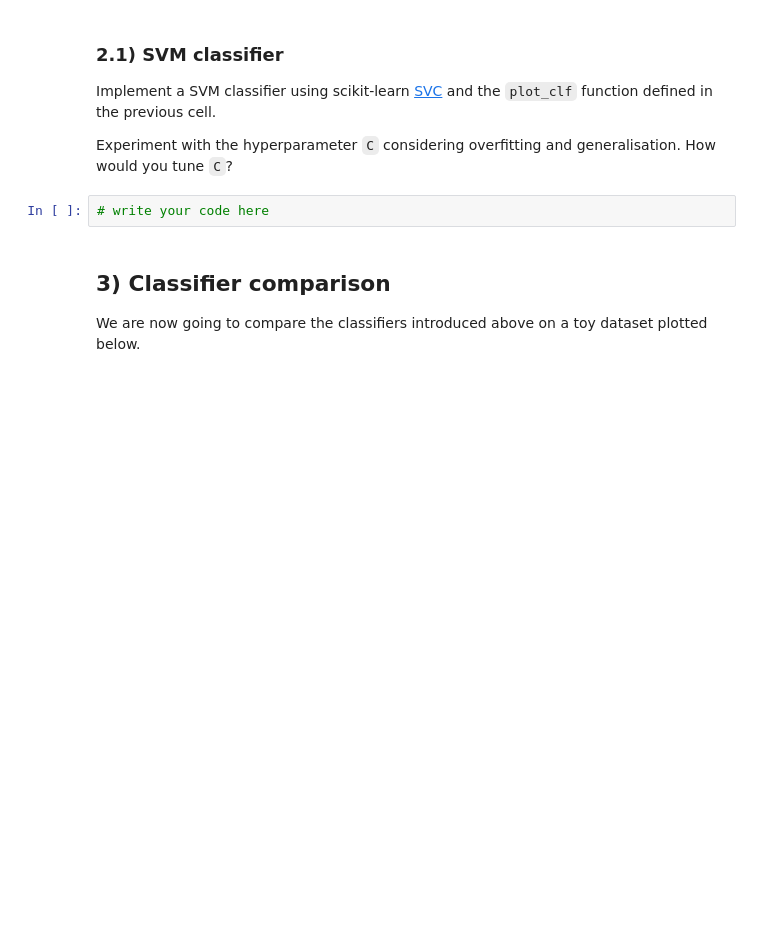
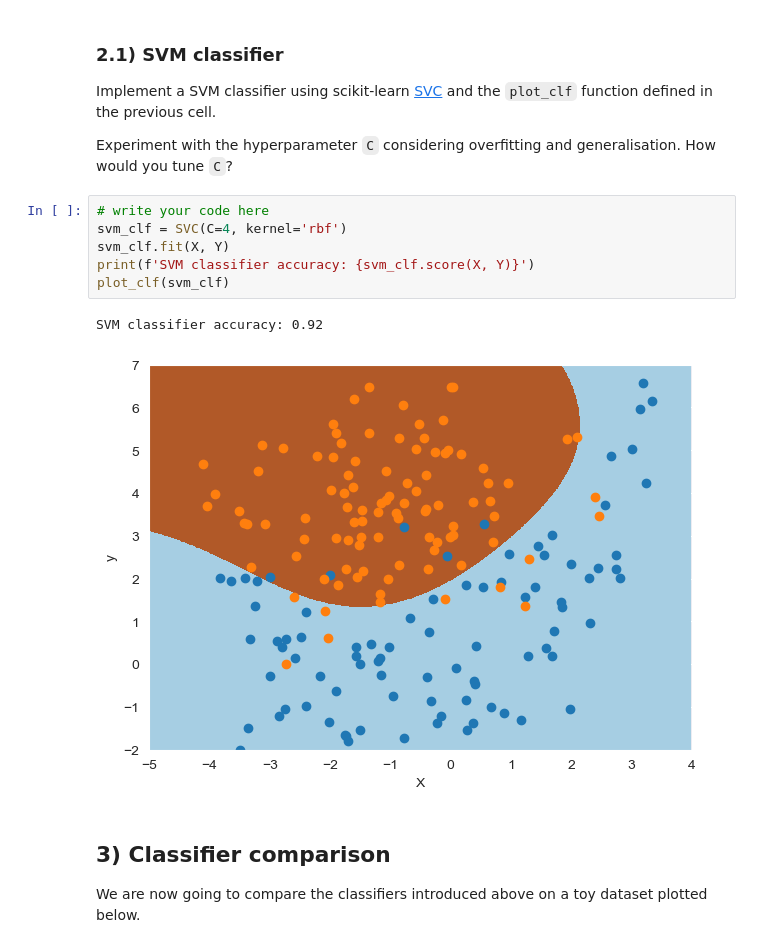
Before and after one commit to ZehuaLiuY/lab_sheets_public, a Jupyter notebook: lab2/lab2-linear_models_neural_nets_SVM.ipynb, the cells around one changed output. Drawn from its saved outputs; the diff is of its cells as text; blank space fills up the shorter version.

```diff
--- a/lab2/lab2-linear_models_neural_nets_SVM.ipynb
+++ b/lab2/lab2-linear_models_neural_nets_SVM.ipynb
@@ -330,8 +393,15 @@ plot_clf(logreg)
 Implement a SVM classifier using scikit-learn [SVC](https://scikit-learn.org/stable/modules/generated/sklearn.svm.SVC.html#sklearn.svm.SVC) and the `plot_clf` function defined in the previous cell.
 
 Experiment with the hyperparameter `C` considering overfitting and generalisation. How would you tune `C`?
-# %%
-# write your code here
+# %%
+# write your code here
+svm_clf = SVC(C=4, kernel='rbf')
+svm_clf.fit(X, Y)
+print(f'SVM classifier accuracy: {svm_clf.score(X, Y)}')
+plot_clf(svm_clf)
+# %% [output]
+SVM classifier accuracy: 0.92
+[figure, added]
 # %% [markdown]
 ## 3) Classifier comparison
 We are now going to compare the classifiers introduced above on a toy dataset plotted below.
```
Also changed, not shown: parts of 11 cells of this notebook, 1 other file.
